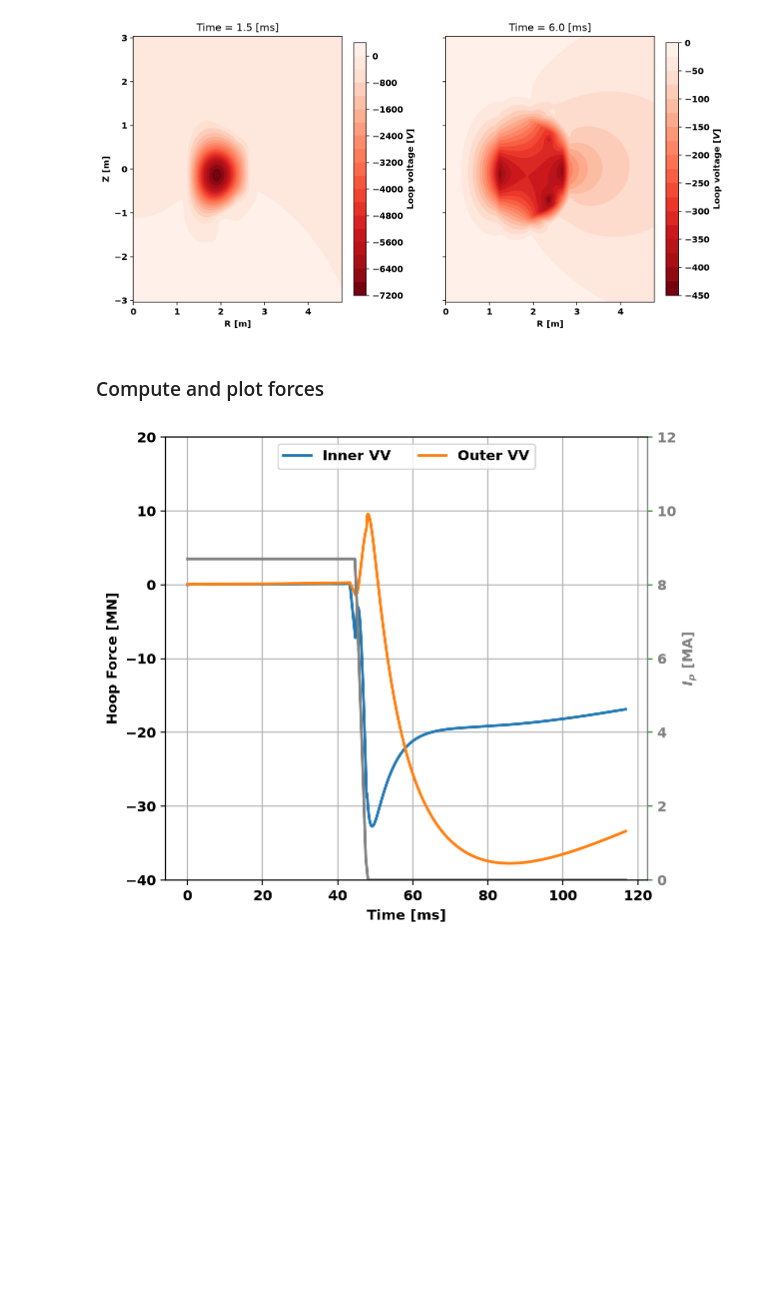
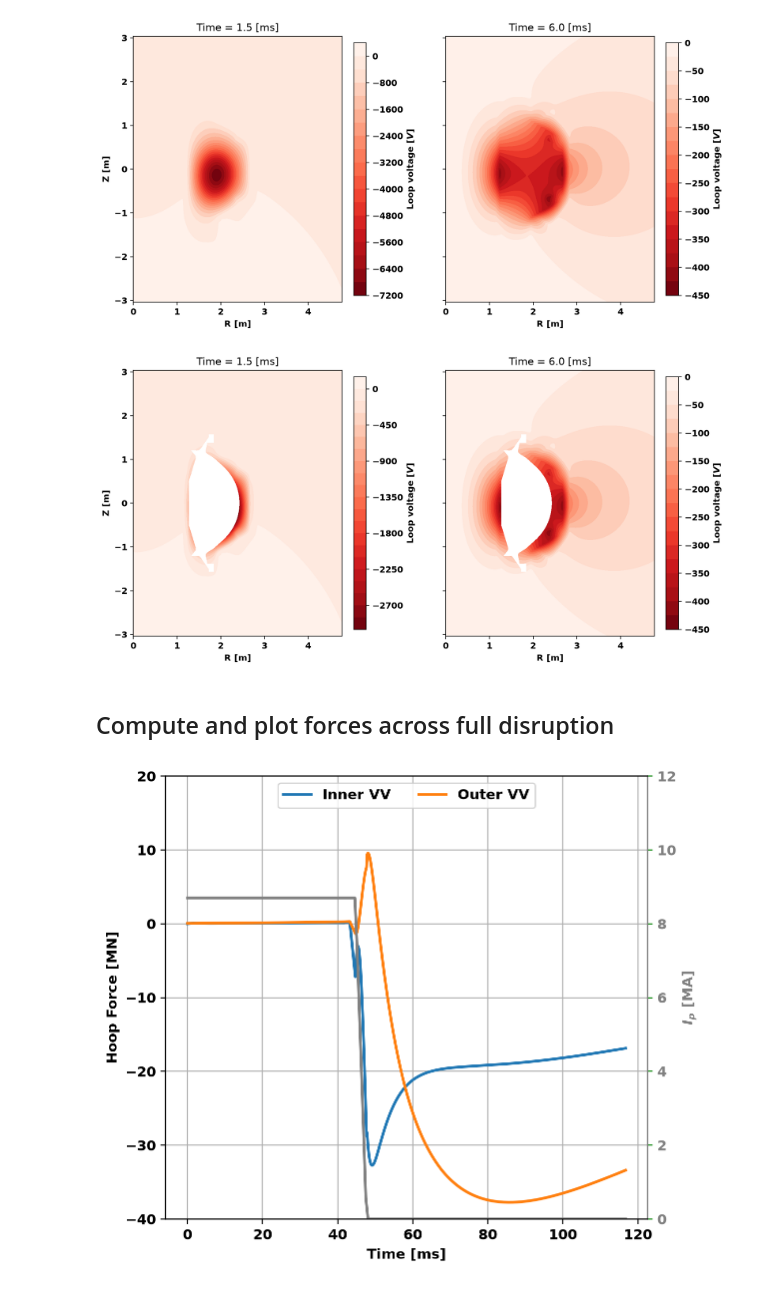
Before and after one commit to OpenFUSIONToolkit/OpenFUSIONToolkit-Tutorials, a Jupyter notebook: MiRACL-2026/TokaMaker_VDE-disruption_forces.ipynb, the cells around one changed output. Saved outputs shown, nothing was run; the diff lists cells and outputs as text; code cells hidden in the pictures; blank space fills up the shorter version.

```diff
--- a/MiRACL-2026/TokaMaker_VDE-disruption_forces.ipynb
+++ b/MiRACL-2026/TokaMaker_VDE-disruption_forces.ipynb
@@ -86,6 +89,9 @@ Now we create the runtime environment for the Open FUSION Toolkit. Only one envi
 **Warning:** As with any computationally intensive code, if you try and use more threads than the number of processors performance will degrade significantly due to contention.
 # %%
-myOFT = OFT_env(nthreads=2)
+if on_google_colab:
+    myOFT = OFT_env(nthreads=1)
+else:
+    myOFT = OFT_env(nthreads=2)
 # %% [output]
 #----------------------------------------------
              ____  ____________
@@ -508,14 +564,15 @@ _ = ax[1].set_title('Vacuum+Eddy')
 CQ_time = 3.0E-3
 
 # Setup simulation
-psi_last = psi_eddy.copy()
+psi_last = psi_vac.copy()
 t = 0.0
 dt = CQ_time/20.0
-results_CQ = [psi_coils+psi_eddy+psi_plasma]
+results_CQ = [psi_last+psi_plasma]
 times_CQ = [0.0]
 mygs.settings.pm=False
 mygs.update_settings()
-mygs.set_coil_currents()
+
+# Perform timesteps
 for i in range(150):
     # Take a longer timestep after CQ ends
     if i == 40:
@@ -533,12 +590,11 @@ for i in range(150):
     t += dt
 
     # Save timestep for plotting
-    results_CQ.append(psi_coils+psi_last+psi_plasma*max(0.0,1.0-t/CQ_time))
+    results_CQ.append(psi_last+psi_plasma*max(0.0,1.0-t/CQ_time))
     times_CQ.append(t)
-# Convert to NumPy array
-times_CQ = np.array(times_CQ)
 
 # Get index of sampling times
+times_CQ = np.array(times_CQ)
 ind_sample = (abs(times_CQ-CQ_time/2.0)).argmin()
 ind_sample2 = (abs(times_CQ-CQ_time*2.0)).argmin()
 # %% [markdown]
@@ -589,8 +645,31 @@ for ax_tmp in ax:
     ax_tmp.set_aspect('equal','box')
 # %% [output]
 [figure]
+# %%
+fig, ax = plt.subplots(1,2,figsize=(10,5),sharey=True,constrained_layout=True)
+
+# Plot at t = Tau_CQ/2
+dpsi_dt = (results_CQ[ind_sample+1]-results_CQ[ind_sample-1])/(times_CQ[ind_sample+1]-times_CQ[ind_sample-1])
+clf = ax[0].tricontourf(mygs.r[:,0],mygs.r[:,1],mygs.lc[mygs.reg!=1,:],2.0*np.pi*dpsi_dt,levels=20,cmap='Reds_r')
+fig.colorbar(clf,ax=ax[0],label=r'Loop voltage [$V$]', shrink=0.95)
+ax[0].set_title('Time = {0:.1f} [ms]'.format(times_CQ[ind_sample]*1.E3))
+
+# Plot at t = Tau_CQ*2
+dpsi_dt = (results_CQ[ind_sample2+1]-results_CQ[ind_sample2-1])/(times_CQ[ind_sample2+1]-times_CQ[ind_sample2-1])
+clf = ax[1].tricontourf(mygs.r[:,0],mygs.r[:,1],mygs.lc[mygs.reg!=1,:],2.0*np.pi*dpsi_dt,levels=20,cmap='Reds_r')
+fig.colorbar(clf,ax=ax[1],label=r'Loop voltage [$V$]', shrink=0.95)
+ax[1].set_title('Time = {0:.1f} [ms]'.format(times_CQ[ind_sample2]*1.E3))
+
+# Format plots
+ax[0].set_ylabel('Z [m]')
+ax[0].set_xlabel('R [m]')
+_ = ax[1].set_xlabel('R [m]')
+for ax_tmp in ax:
+    ax_tmp.set_aspect('equal','box')
+# %% [output]
+[figure, added]
 # %% [markdown]
-### Compute and plot forces
+## Compute and plot forces across full disruption
 # %%
 results_total = [result.get_psi(False) for result in results] + results_CQ
 time_total = np.array(times + (times_CQ+times[-1]).tolist())
```
Also changed, not shown: parts of 27 cells of this notebook, 2 other files.
